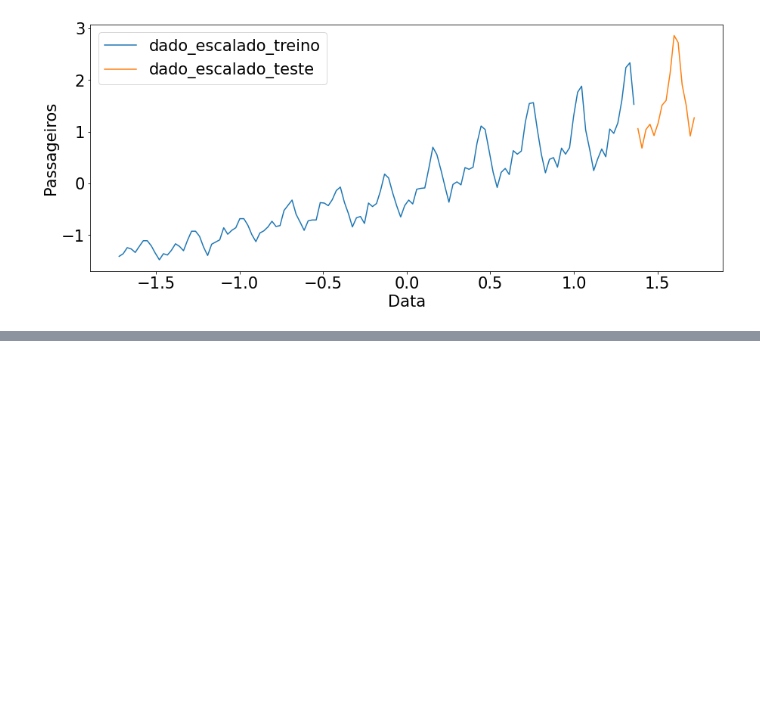
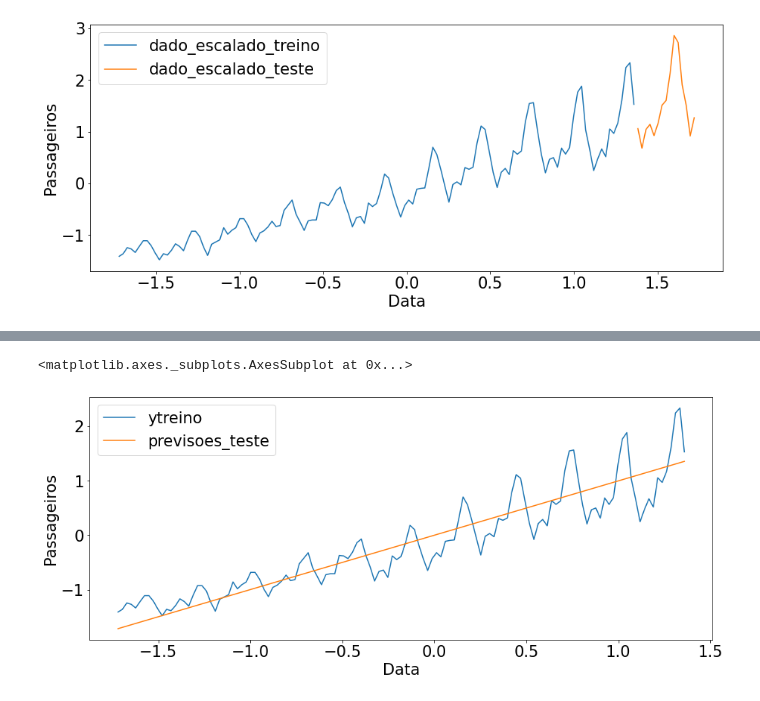
Before and after one commit to Maysk/data_science_alura, a Jupyter notebook: deep_learning_previsao_keras/previsao_notebook.ipynb, the cells around one changed output, grey strips where cells are left out. Drawn from its saved outputs; the diff is of its cells as text; code cells hidden in the pictures; blank space fills up the shorter version.

```diff
--- a/deep_learning_previsao_keras/previsao_notebook.ipynb
+++ b/deep_learning_previsao_keras/previsao_notebook.ipynb
@@ -63,0 +71,8 @@ sns.lineplot(x=xteste, y=yteste, label='dado_escalado_teste')
+# %%
+regressor = Sequential()
+regressor.add(
+    Dense(1, input_dim=1, kernel_initializer='Ones', use_bias=False, activation='linear')
+)
+regressor.compile(loss='mean_squared_error', optimizer='adam')
+
+regressor.summary()
@@ -63,0 +91,3 @@ sns.lineplot(x=xteste, y=yteste, label='dado_escalado_teste')
+# %%
+regressor.fit(x=xtreino, y=ytreino)
+previsoes = regressor.predict(xtreino)
@@ -63,0 +96,8 @@ sns.lineplot(x=xteste, y=yteste, label='dado_escalado_teste')
+# %%
+plt.ylabel('Passageiros')
+plt.xlabel('Data')
+sns.lineplot(x=xtreino, y=ytreino, label='ytreino')
+sns.lineplot(x=xtreino, y=previsoes[:,0], label='previsoes_teste')
+# %% [output]
+<matplotlib.axes._subplots.AxesSubplot at 0x...>
+[figure, added]
```
Also changed, not shown: parts of 12 cells of this notebook.
